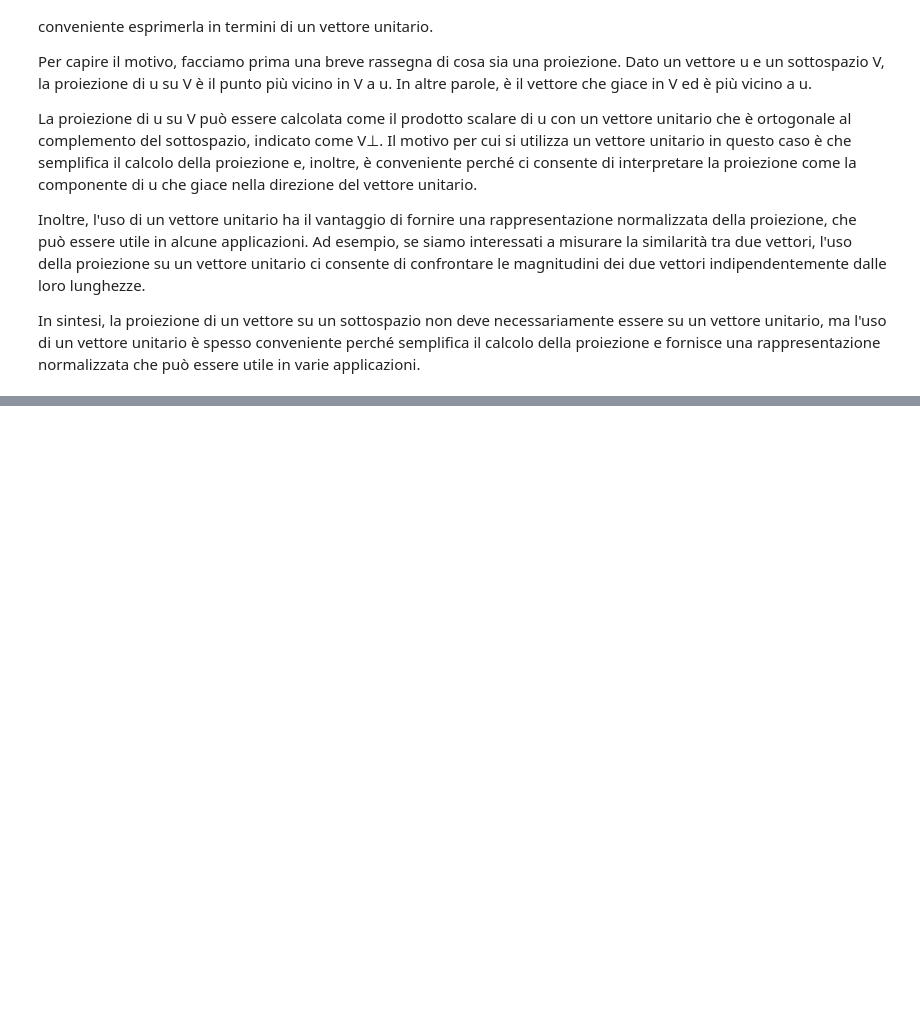
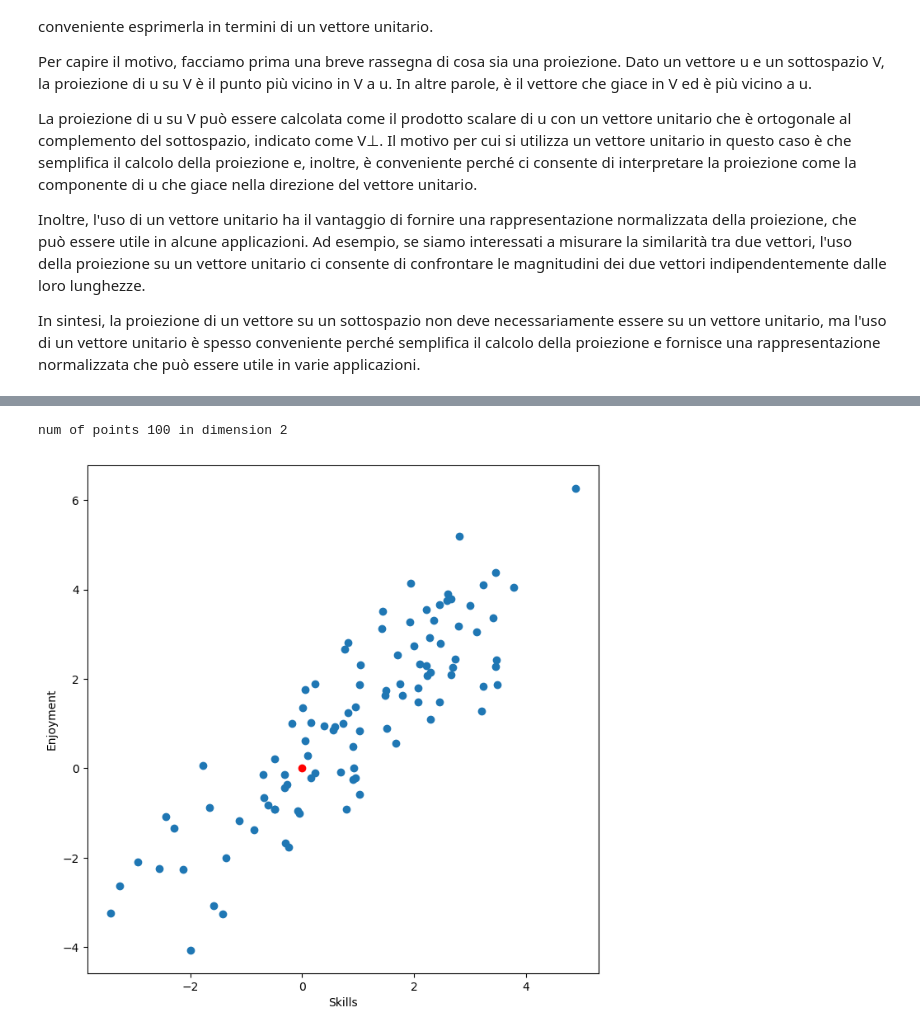
Before and after one commit to xGodlike0/AI-ML-Unit-2-GODLIKE, a Jupyter notebook: AA2223/course/ALL-IN-ONE/ML-bible.ipynb, the cells around one changed output, grey strips where cells are left out. Cells and saved outputs as stored; diff of their text form; code cells hidden in the pictures; blank space fills up the shorter version.

```diff
--- a/AA2223/course/ALL-IN-ONE/ML-bible.ipynb
+++ b/AA2223/course/ALL-IN-ONE/ML-bible.ipynb
@@ -719,0 +891,19 @@ In sintesi, gli autovettori sono utilizzati in PCA per calcolare le combinazioni
+# %%
+import numpy as np
+import matplotlib.pyplot as plt
+
+########### We know the generative model of the data D ############
+np.random.seed(0) # fixing the seed
+n_samples=100; cov = [[3, 3], [3, 4]]
+# Assumes know the generative model of data
+X = np.random.multivariate_normal(mean=[1, 1], cov=cov, size=n_samples)
+
+print(f'num of points {X.shape[0]} in dimension {X.shape[1]}')
+fig = plt.figure(figsize=(8,8))
+plt.scatter(*X.T)
+plt.scatter(0, 0, c='r', marker='o')
+plt.ylabel('Enjoyment')
+_ = plt.xlabel('Skills')
+# %% [output]
+num of points 100 in dimension 2
+[figure, added]
```
Also changed, not shown: parts of 53 cells of this notebook, 19 other files.
